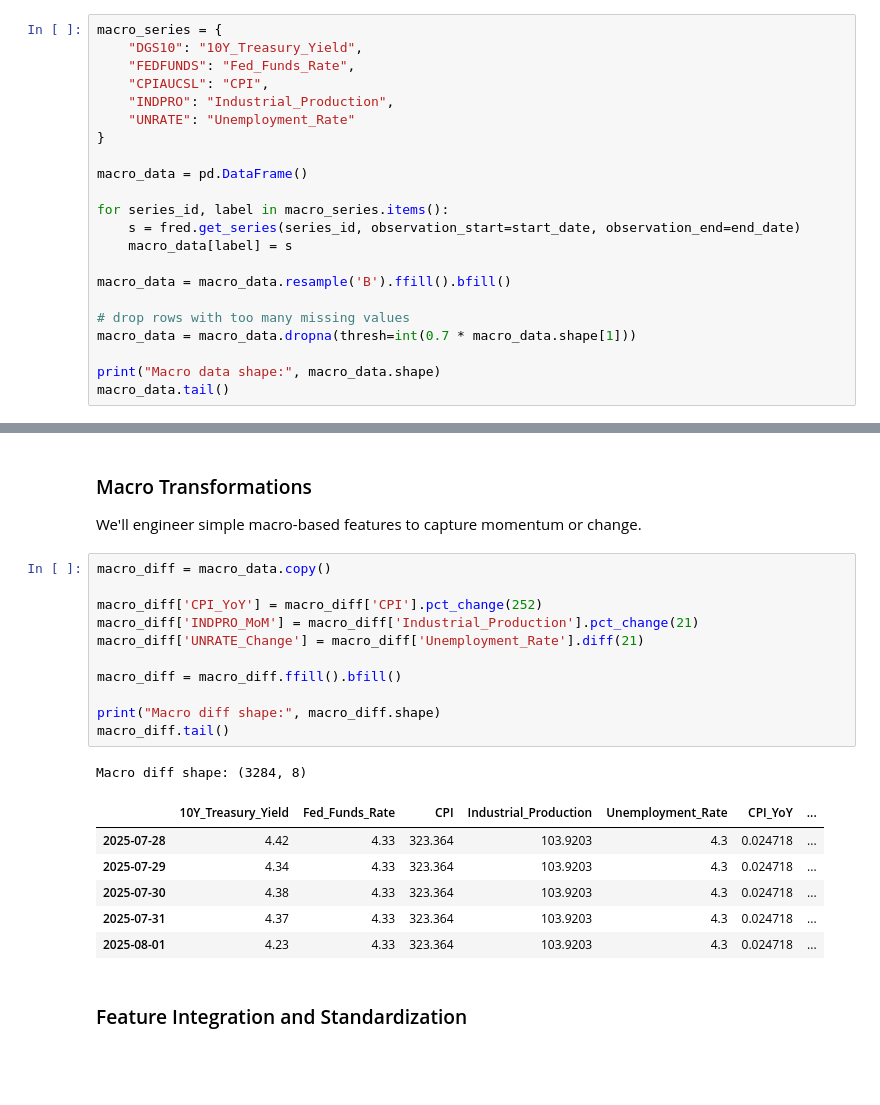
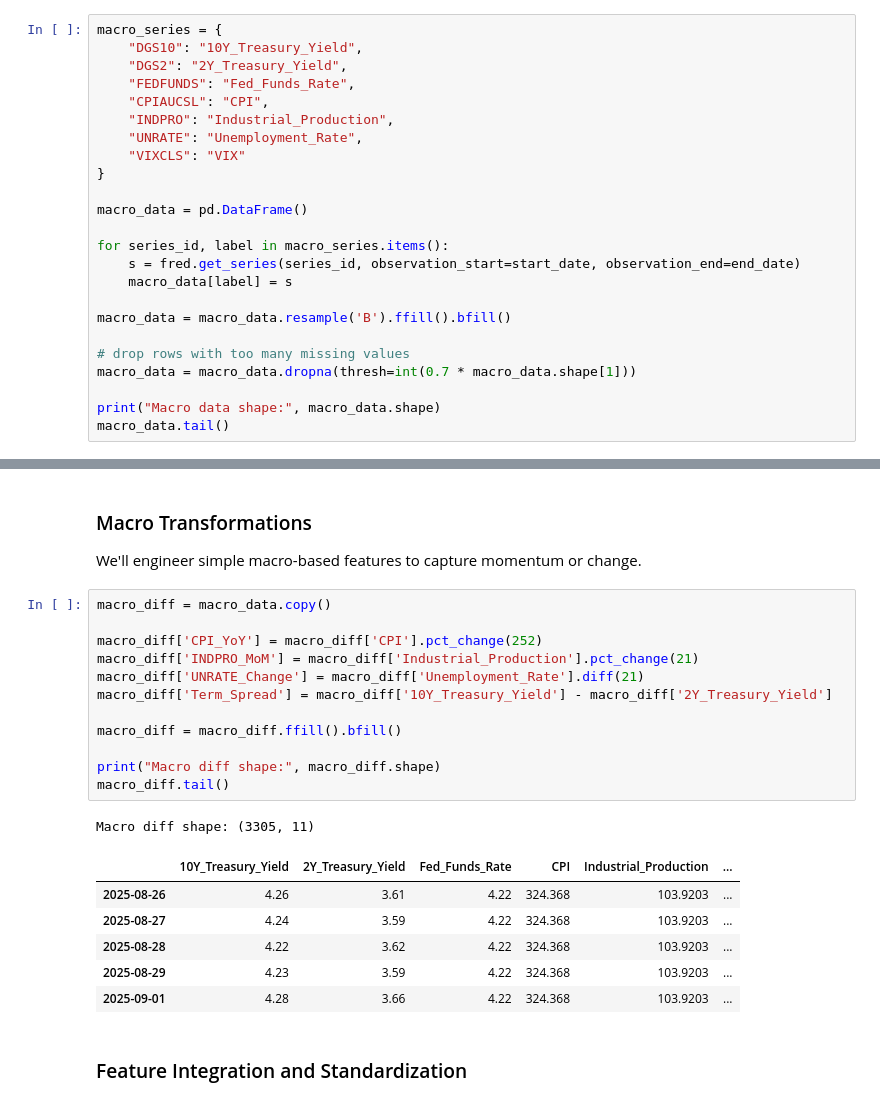
Before and after one commit to SachiGoel27/RegimeDector, a Jupyter notebook: RegimeDector.ipynb, the cells around one changed output, grey strips where cells are left out. Saved outputs shown, nothing was run; the diff lists cells and outputs as text; blank space fills up the shorter version.

```diff
--- a/RegimeDector.ipynb
+++ b/RegimeDector.ipynb
@@ -94,10 +97,12 @@ We'll pull key macro indicators from FRED. Then, we'll resample to business days
 # %%
 macro_series = {
     "DGS10": "10Y_Treasury_Yield",
+    "DGS2": "2Y_Treasury_Yield",
     "FEDFUNDS": "Fed_Funds_Rate",
     "CPIAUCSL": "CPI",
     "INDPRO": "Industrial_Production",
-    "UNRATE": "Unemployment_Rate"
+    "UNRATE": "Unemployment_Rate",
+    "VIXCLS": "VIX"
 }
 
 macro_data = pd.DataFrame()
@@ -206,22 +211,23 @@ We'll engineer simple macro-based features to capture momentum or change.
 # %%
 macro_diff = macro_data.copy()
 
 macro_diff['CPI_YoY'] = macro_diff['CPI'].pct_change(252)
 macro_diff['INDPRO_MoM'] = macro_diff['Industrial_Production'].pct_change(21)
 macro_diff['UNRATE_Change'] = macro_diff['Unemployment_Rate'].diff(21)
+macro_diff['Term_Spread'] = macro_diff['10Y_Treasury_Yield'] - macro_diff['2Y_Treasury_Yield']
 
 macro_diff = macro_diff.ffill().bfill()
 
 print("Macro diff shape:", macro_diff.shape)
 macro_diff.tail()
 # %% [output]
-Macro diff shape: (3284, 8)
+Macro diff shape: (3305, 11)
-|  | 10Y_Treasury_Yield | Fed_Funds_Rate | CPI | Industrial_Production | Unemployment_Rate | CPI_YoY | ... |
-| 2025-07-28 | 4.42 | 4.33 | 323.364 | 103.9203 | 4.3 | 0.024718 | ... |
-| 2025-07-29 | 4.34 | 4.33 | 323.364 | 103.9203 | 4.3 | 0.024718 | ... |
-| 2025-07-30 | 4.38 | 4.33 | 323.364 | 103.9203 | 4.3 | 0.024718 | ... |
-| 2025-07-31 | 4.37 | 4.33 | 323.364 | 103.9203 | 4.3 | 0.024718 | ... |
-| 2025-08-01 | 4.23 | 4.33 | 323.364 | 103.9203 | 4.3 | 0.024718 | ... |
+|  | 10Y_Treasury_Yield | 2Y_Treasury_Yield | Fed_Funds_Rate | CPI | Industrial_Production | ... |
+| 2025-08-26 | 4.26 | 3.61 | 4.22 | 324.368 | 103.9203 | ... |
+| 2025-08-27 | 4.24 | 3.59 | 4.22 | 324.368 | 103.9203 | ... |
+| 2025-08-28 | 4.22 | 3.62 | 4.22 | 324.368 | 103.9203 | ... |
+| 2025-08-29 | 4.23 | 3.59 | 4.22 | 324.368 | 103.9203 | ... |
+| 2025-09-01 | 4.28 | 3.66 | 4.22 | 324.368 | 103.9203 | ... |
 # %% [markdown]
 ### Feature Integration and Standardization
 # %%
```
Also changed, not shown: parts of 38 cells of this notebook, 1 other file.
